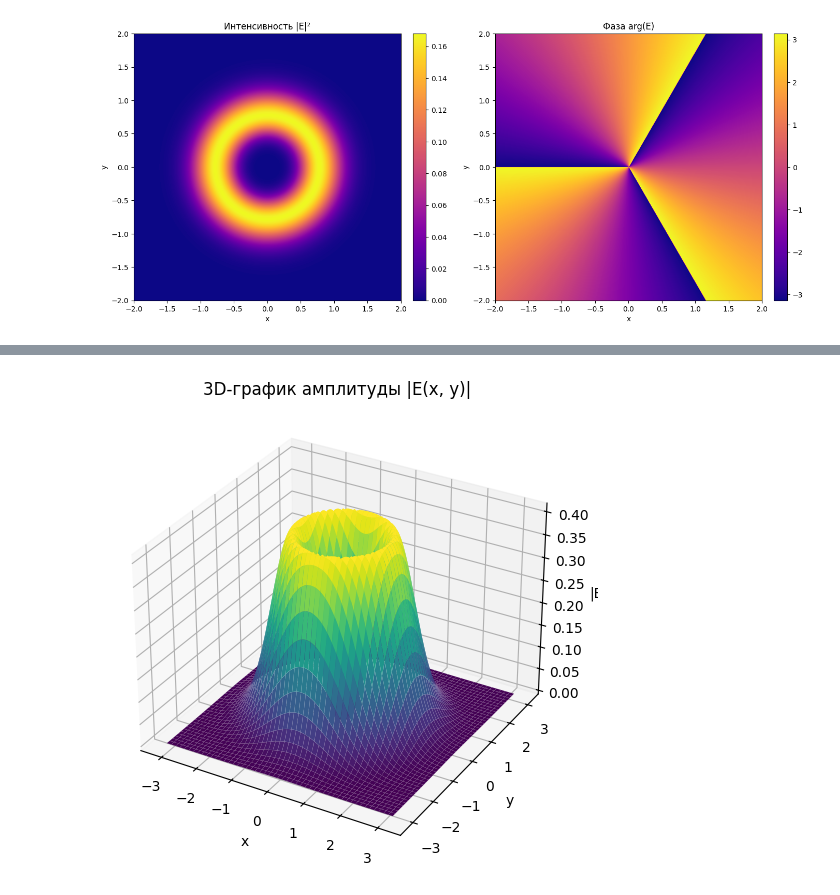
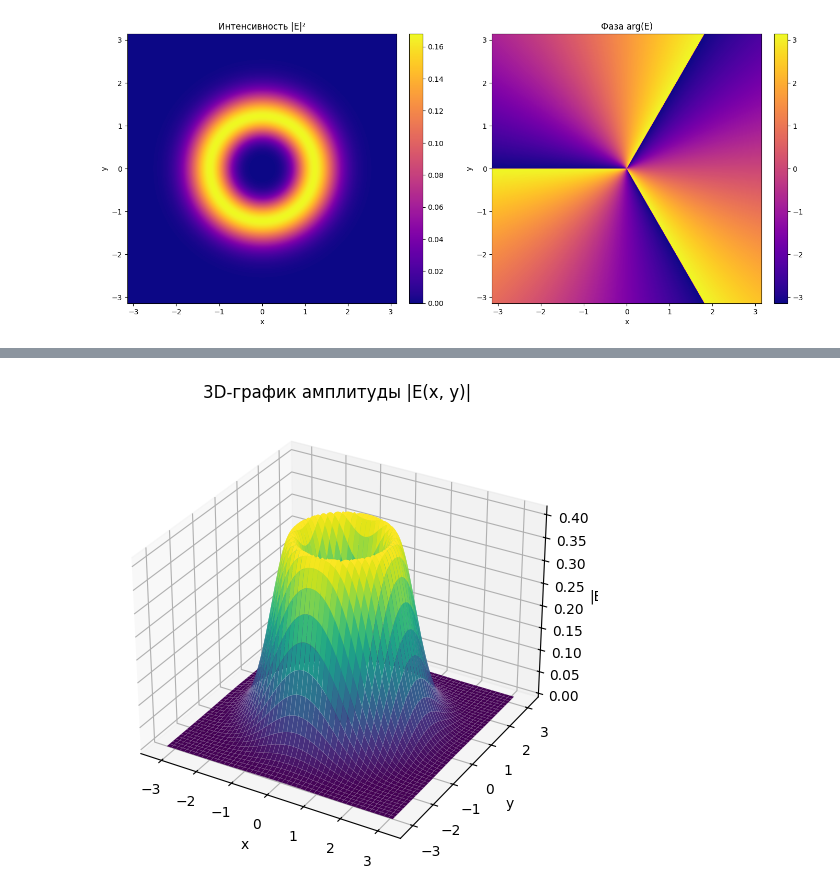
Before and after one commit to TerraFlexer/Wave_Reconstruction, a Jupyter notebook: vortex.ipynb, the cells around one changed output, grey strips where cells are left out. Drawn from its saved outputs; the diff is of its cells as text; code cells hidden in the pictures.

```diff
--- a/vortex.ipynb
+++ b/vortex.ipynb
@@ -20,33 +58,33 @@ x = np.linspace(-Edge, Edge, grid_size)
 y = np.linspace(-Edge, Edge, grid_size)
 X, Y = np.meshgrid(x, y)
 
 # Преобразуем в полярные координаты
 R = np.sqrt(X**2 + Y**2)
 Theta = np.arctan2(Y, X)
 
 # Волновой фронт с фазовым вихрем
 amplitude = (R)**abs(m) * np.exp(-R**2)
 phase = m * Theta
 field = amplitude * np.exp(1j * phase)
 
 # Визуализация
 fig, axs = plt.subplots(1, 2, figsize=(14, 6))
 
 # Интенсивность
-im0 = axs[0].imshow(np.abs(field)**2, extent=(-2, 2, -2, 2), cmap='plasma')
+im0 = axs[0].imshow(np.abs(field)**2, extent=(-Edge, Edge, -Edge, Edge), cmap='plasma')
 axs[0].set_title('Интенсивность |E|²')
 axs[0].set_xlabel('x')
 axs[0].set_ylabel('y')
 fig.colorbar(im0, ax=axs[0], fraction=0.046, pad=0.04)
 
 # Фаза
-im1 = axs[1].imshow(np.angle(field), extent=(-2, 2, -2, 2), cmap='plasma')
+im1 = axs[1].imshow(np.angle(field), extent=(-Edge, Edge, -Edge, Edge), cmap='plasma')
 axs[1].set_title('Фаза arg(E)')
 axs[1].set_xlabel('x')
 axs[1].set_ylabel('y')
 fig.colorbar(im1, ax=axs[1], fraction=0.046, pad=0.04)
 
 plt.tight_layout()
 plt.show()
 # %% [output]
-[figure, old version]
+[figure, new version]
```
Also changed, not shown: parts of 42 cells of this notebook.
